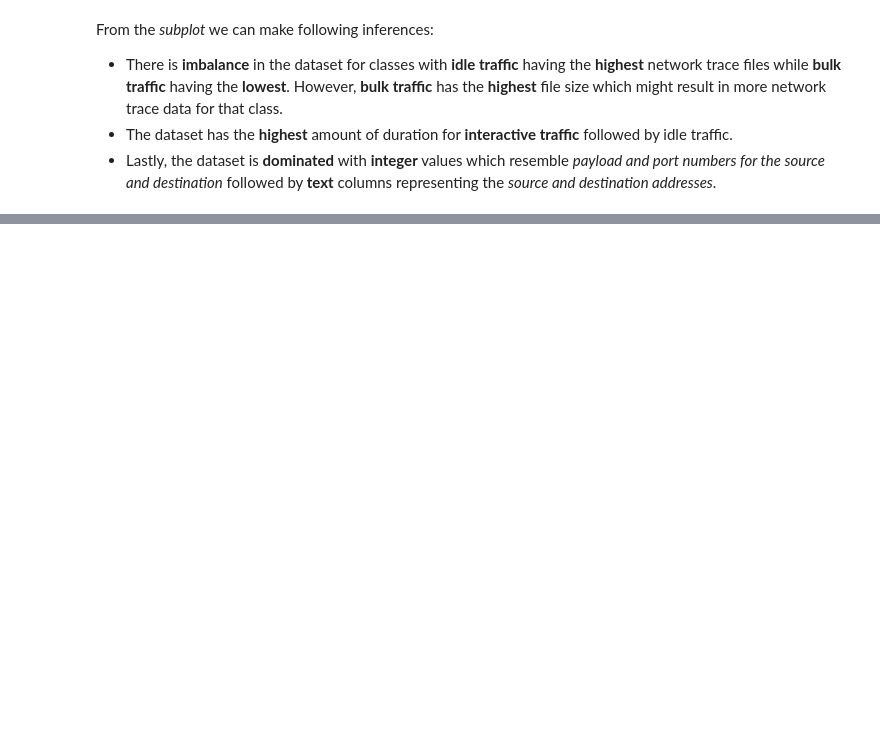
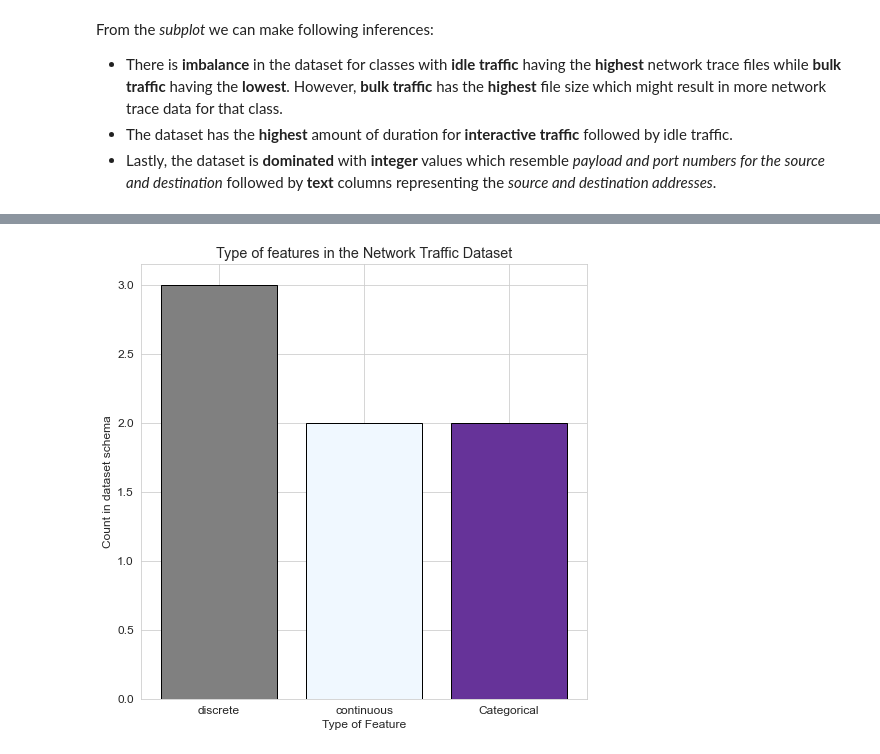
Before and after one commit to Gaurav0502/router-traffic-analysis, a Jupyter notebook: notebooks/Exploratory Data Analysis.ipynb, the cells around one changed output, grey strips where cells are left out. Saved outputs shown, nothing was run; the diff lists cells and outputs as text; code cells hidden in the pictures; blank space fills up the shorter version.

```diff
--- a/notebooks/Exploratory Data Analysis.ipynb
+++ b/notebooks/Exploratory Data Analysis.ipynb
@@ -97,0 +174,2 @@ From the <i>subplot</i> we can make following inferences:
+# %%
+e = DatasetEDA("../data/network-data")
@@ -97,0 +197,4 @@ From the <i>subplot</i> we can make following inferences:
+# %%
+e.visualize_col_types()
+# %% [output]
+[figure, added]
```
Also changed, not shown: parts of 7 cells of this notebook.
